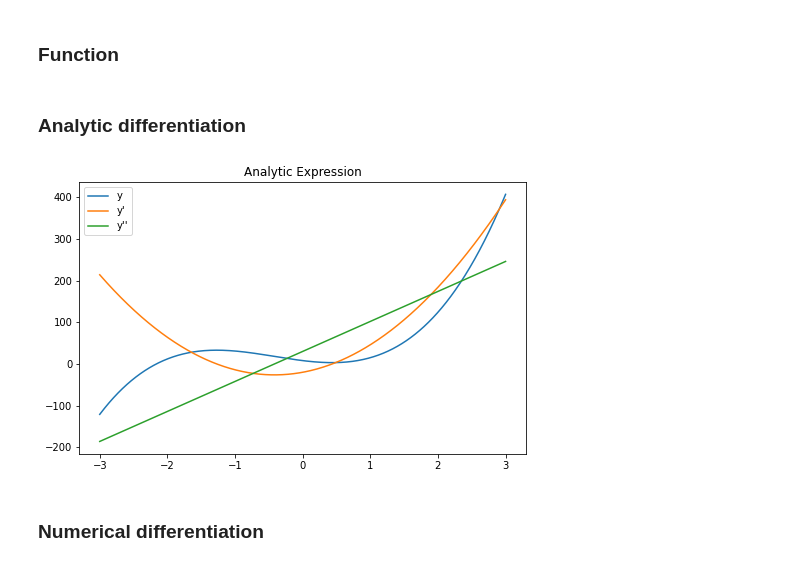
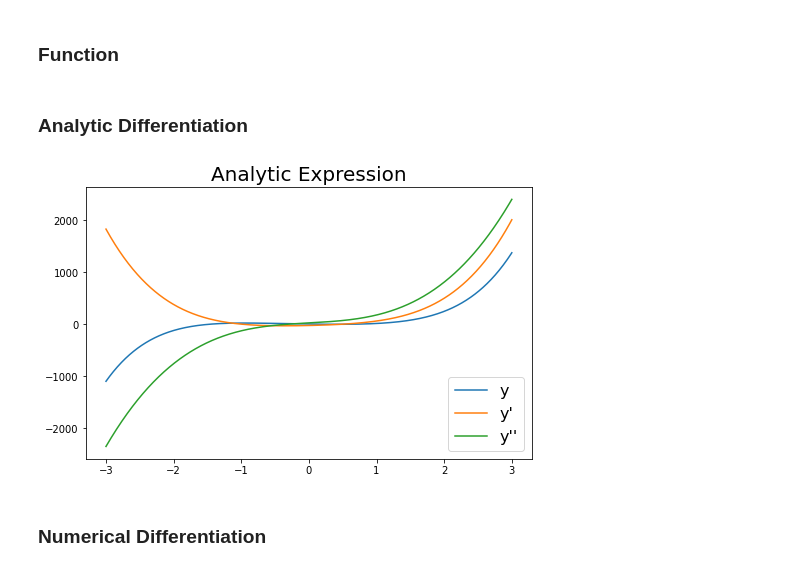
Before and after one commit to TW-ZJLin/FiniteDifference, a Jupyter notebook: Finite_Difference.ipynb, the cells around one changed output. Drawn from its saved outputs; the diff is of its cells as text; code cells hidden in the pictures.

```diff
--- a/Finite_Difference.ipynb
+++ b/Finite_Difference.ipynb
@@ -69,46 +69,61 @@ def BackwardDifference( x, y = None, neighbor = 1 ):
     return x_diff
 # %% [markdown]
 ### Function
+# %%
+# the objective function
+#-------------------------------------------------------------------------------
+def ObjectiveFunction(x):
+  return 3*x**5 + 19*x**4 + 12*x**3 + 15*x**2 - 20*x + 8
+
+#first-order differentiation of the function
+#-------------------------------------------------------------------------------
+def FunctionDiff1(x):
+  return 15*x**4 + 76*x**3 + 36*x**2 + 30*x - 20
+
+#second-order differentiation of the function
+#-------------------------------------------------------------------------------
+def FunctionDiff2(x):
+  return 60*x**3 + 228*x**2 + 72*x + 30
 # %%
 # the objective function
 #-------------------------------------------------------------------------------
 def ObjectiveFunction(x):
-  return 12*x**3 + 15*x**2 - 20*x + 8
+  return 4*x**5 + 12*x**3 + 15*x**2 - 20*x + 8
 
 #first-order differentiation of the function
 #-------------------------------------------------------------------------------
 def FunctionDiff1(x):
-  return 36*x**2 + 30*x - 20
+  return 20*x**4 + 36*x**2 + 30*x - 20
 
 #second-order differentiation of the function
 #-------------------------------------------------------------------------------
 def FunctionDiff2(x):
-  return 72*x + 30
+  return 80*x**3 + 72*x + 30
 # %% [markdown]
-### Analytic differentiation
+### Analytic Differentiation
 # %%
 # generating x from -3 to 3 i.e. x belongs to set [-3,3]
 #-------------------------------------------------------------------------------
 Points = 1001
 begin = -3
 end = 3
 x = [ begin+(end-begin)*i/(Points-1) for i in range(Points) ]
 
 # generating y & derivative of y
 #-------------------------------------------------------------------------------
 y = [ ObjectiveFunction(x[i]) for i in range(Points) ]
 y_diff1 = [ FunctionDiff1(x[i]) for i in range(Points) ]
 y_diff2 = [ FunctionDiff2(x[i]) for i in range(Points) ]
 
 # show analytic function
 #-------------------------------------------------------------------------------
 fig,axes=plt.subplots(1,1,figsize=(8,5),facecolor='w')
 plt.plot( x, y, x, y_diff1, x, y_diff2 )
-plt.title("Analytic Expression")
-plt.legend(["y","y'","y''"])
+plt.title("Analytic Expression",fontsize=20)
+plt.legend(["y","y'","y''"],fontsize=16)
 plt.show()
 # %% [output]
-[figure, old version]
+[figure, new version]
 # %% [markdown]
-### Numerical differentiation
+### Numerical Differentiation
 # %%
```
Also changed, not shown: parts of 6 cells of this notebook.
